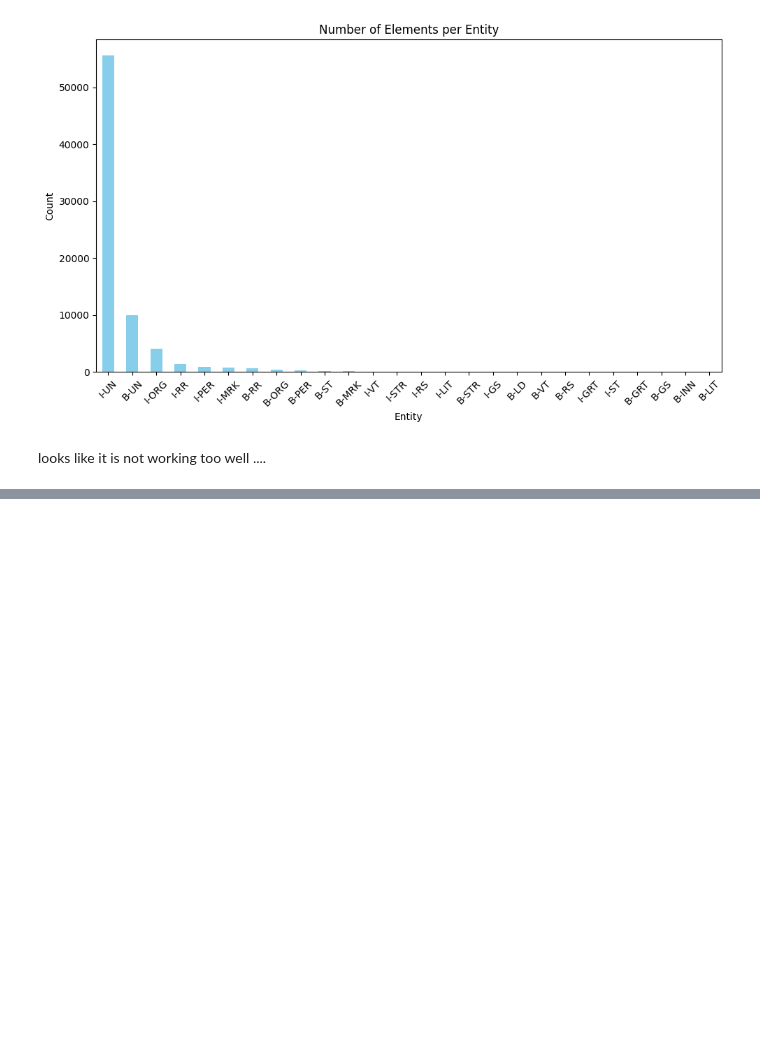
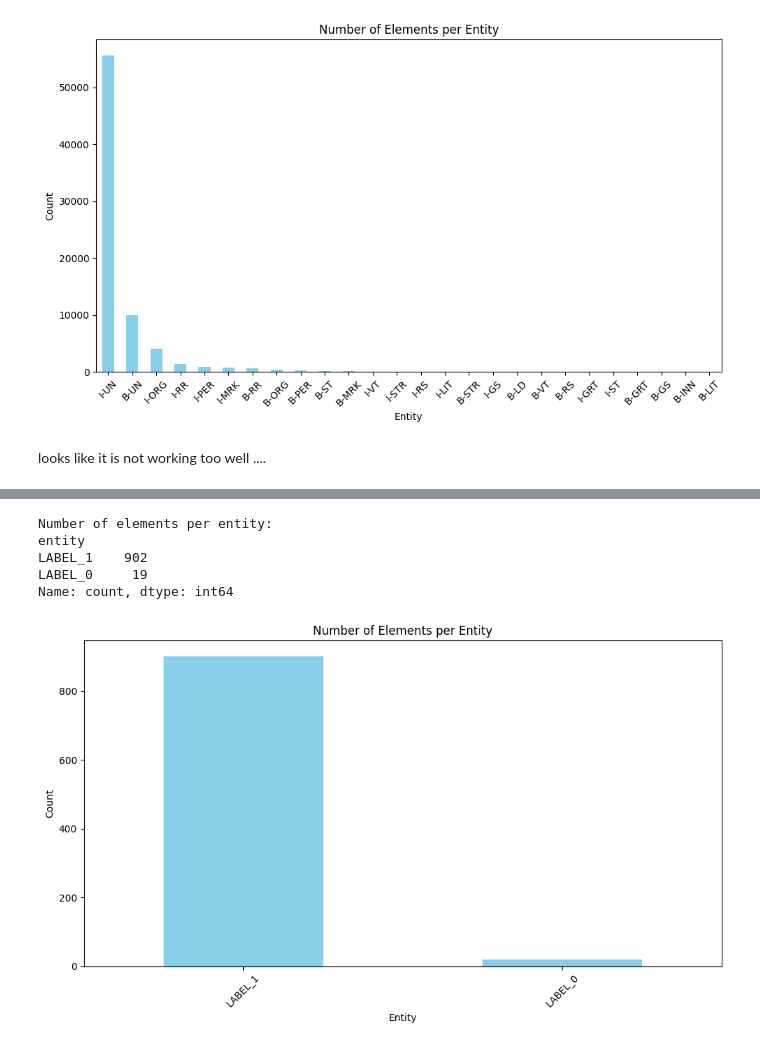
Before and after one commit to dominik-pichler/Balmung, a Jupyter notebook: ER-NLP/company_name_HuggingFace.ipynb, the cells around one changed output, grey strips where cells are left out. Drawn from its saved outputs; the diff is of its cells as text; code cells hidden in the pictures; blank space fills up the shorter version.

```diff
--- a/ER-NLP/company_name_HuggingFace.ipynb
+++ b/ER-NLP/company_name_HuggingFace.ipynb
@@ -41,7 +43,7 @@ def run_query(database_path, query):
 # %%
 
 database_path = 'openregister.db'  # Path to your SQLite database file
-query = 'SELECT name FROM company LIMIT 10000;'  # Replace 'your_table' with your actual table name
+query = 'SELECT name FROM company LIMIT 100;'  # Replace 'your_table' with your actual table name
 
 company_names = run_query(database_path, query)
 # %%
@@ -106,0 +111,4 @@ df_personen.to_csv('personen.csv', index=False)
+# %%
+tokenizer = AutoTokenizer.from_pretrained("google-bert/bert-base-german-cased")
+model = AutoModelForTokenClassification.from_pretrained("google-bert/bert-base-german-cased")
+nlp = pipeline("ner", model=model, tokenizer=tokenizer)
@@ -106,0 +119,34 @@ df_personen.to_csv('personen.csv', index=False)
+# %%
+list_nlp_results = []
+for company_name in tqdm(company_names):
+
+    list_nlp_results.append(nlp(company_name))
+
+flattened_data = [item for result in list_nlp_results for item in result]
+
+df = json_normalize(flattened_data)
+df.to_csv('company_name_HuggingFace_GoogleBert.csv')
+# %%
+# Plot a bar chart of the counts
+entity_counts = df['entity'].value_counts()
+
+# Print the counts
+print("Number of elements per entity:")
+print(entity_counts)
+
+# Plot a bar chart of the counts
+plt.figure(figsize=(10, 6))
+entity_counts.plot(kind='bar', color='skyblue')
+plt.title('Number of Elements per Entity')
+plt.xlabel('Entity')
+plt.ylabel('Count')
+plt.xticks(rotation=45)
+plt.tight_layout()
+plt.show()
+# %% [output]
+Number of elements per entity:
+entity
+LABEL_1    902
+LABEL_0     19
+Name: count, dtype: int64
+[figure, added]
```
Also changed, not shown: parts of 5 cells of this notebook, 2 other files.
